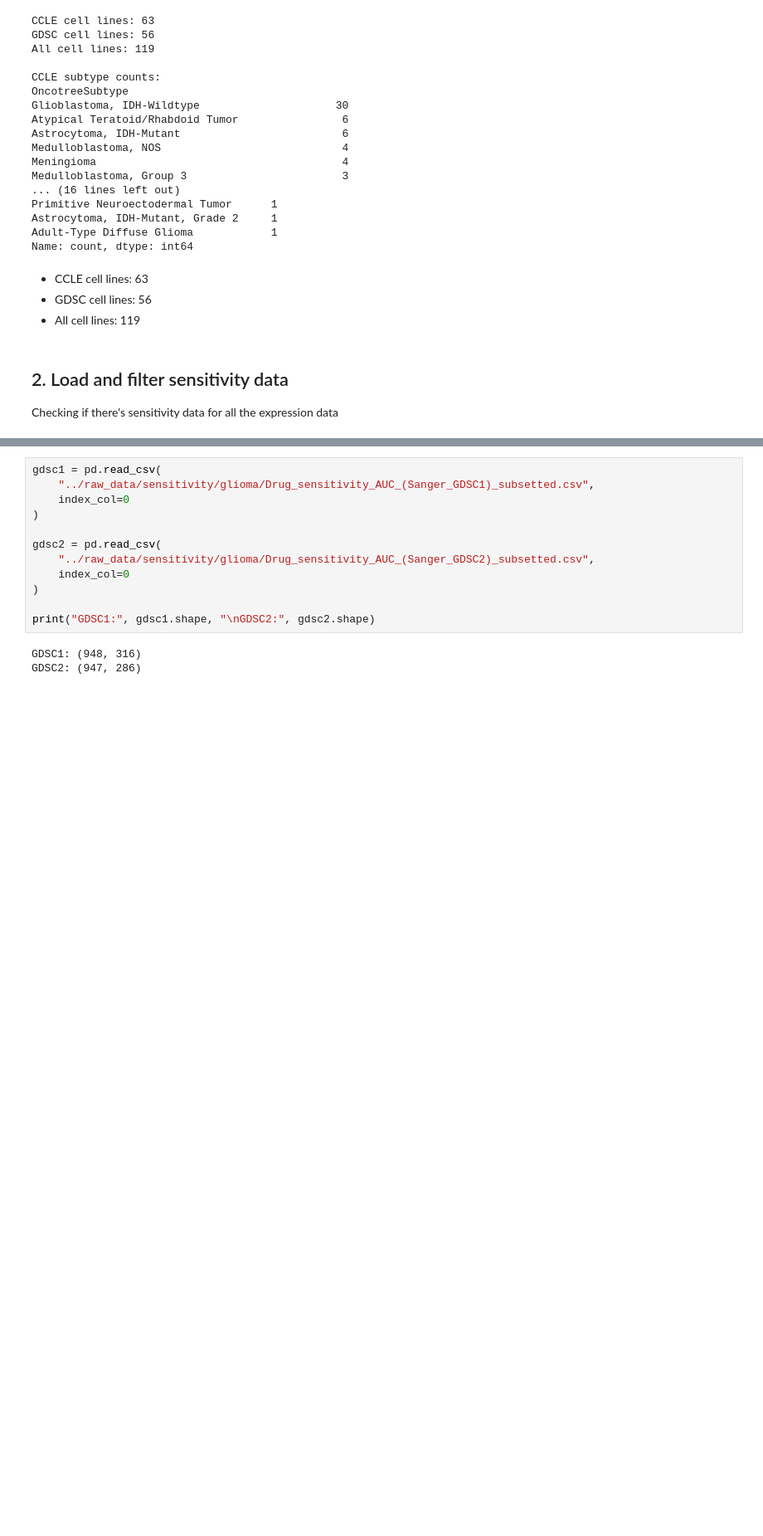
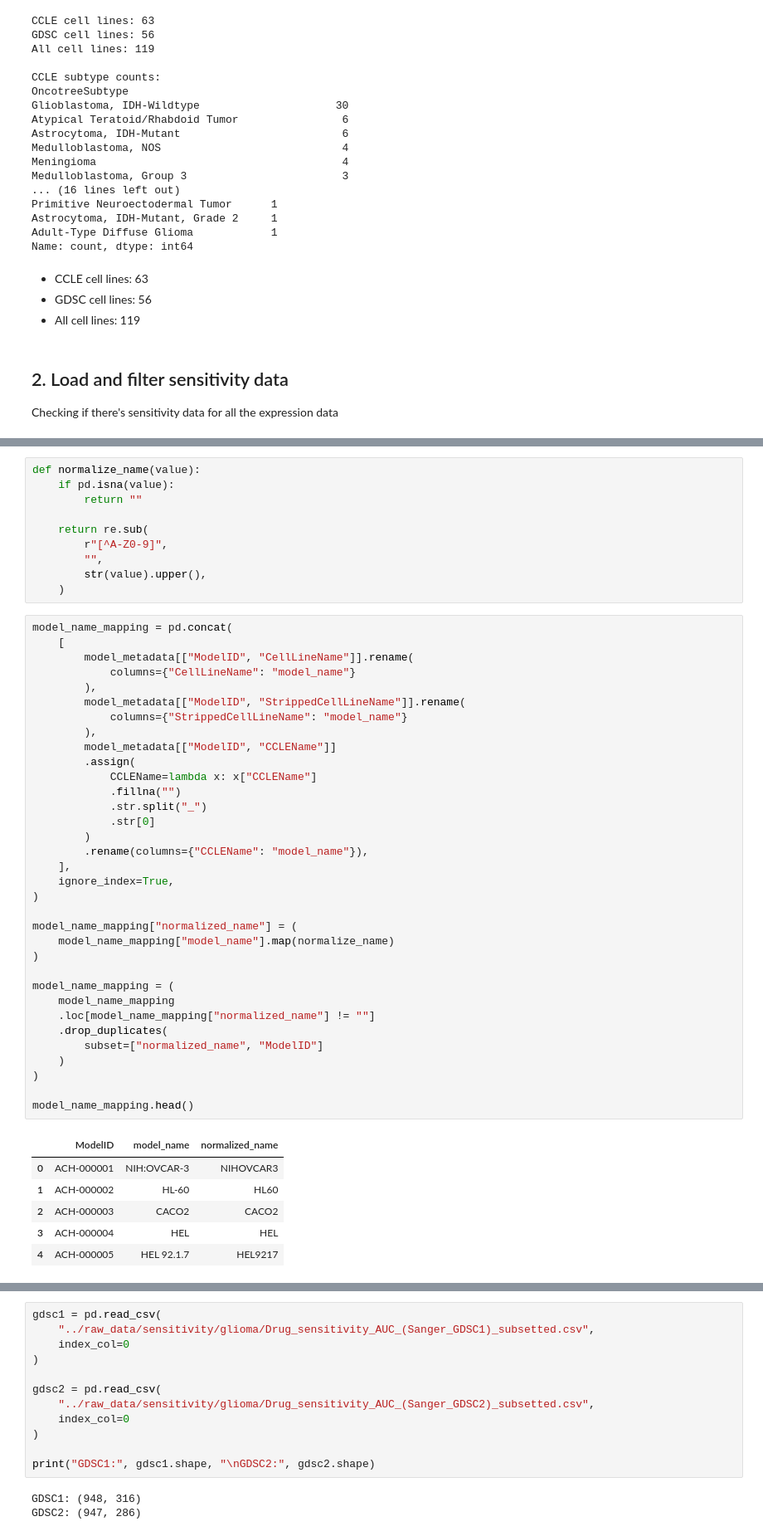
Before and after one commit to zuhany/cell_lines_pv_26, a Jupyter notebook: notebooks/glioma.ipynb, the cells around one changed output, grey strips where cells are left out. Shown at 83% size. Drawn from its saved outputs; the diff is of its cells as text; blank space fills up the shorter version.

```diff
--- a/notebooks/glioma.ipynb
+++ b/notebooks/glioma.ipynb
@@ -340,0 +400,51 @@ Checking if there's sensitivity data for all the expression data
+# %%
+def normalize_name(value):
+    if pd.isna(value):
+        return ""
+
+    return re.sub(
+        r"[^A-Z0-9]",
+        "",
+        str(value).upper(),
+    )
+# %%
+model_name_mapping = pd.concat(
+    [
+        model_metadata[["ModelID", "CellLineName"]].rename(
+            columns={"CellLineName": "model_name"}
+        ),
+        model_metadata[["ModelID", "StrippedCellLineName"]].rename(
+            columns={"StrippedCellLineName": "model_name"}
+        ),
+        model_metadata[["ModelID", "CCLEName"]]
+        .assign(
+            CCLEName=lambda x: x["CCLEName"]
+            .fillna("")
+            .str.split("_")
+            .str[0]
+        )
+        .rename(columns={"CCLEName": "model_name"}),
+    ],
+    ignore_index=True,
+)
+
+model_name_mapping["normalized_name"] = (
+    model_name_mapping["model_name"].map(normalize_name)
+)
+
+model_name_mapping = (
+    model_name_mapping
+    .loc[model_name_mapping["normalized_name"] != ""]
+    .drop_duplicates(
+        subset=["normalized_name", "ModelID"]
+    )
+)
+
+model_name_mapping.head()
+# %% [output]
+|  | ModelID | model_name | normalized_name |
+| 0 | ACH-000001 | NIH:OVCAR-3 | NIHOVCAR3 |
+| 1 | ACH-000002 | HL-60 | HL60 |
+| 2 | ACH-000003 | CACO2 | CACO2 |
+| 3 | ACH-000004 | HEL | HEL |
+| 4 | ACH-000005 | HEL 92.1.7 | HEL9217 |
```
Also changed, not shown: parts of 31 cells of this notebook, 16 other files.
